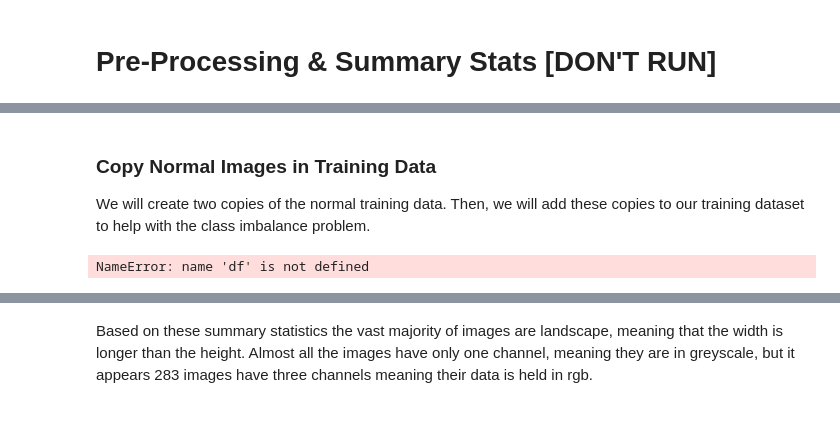
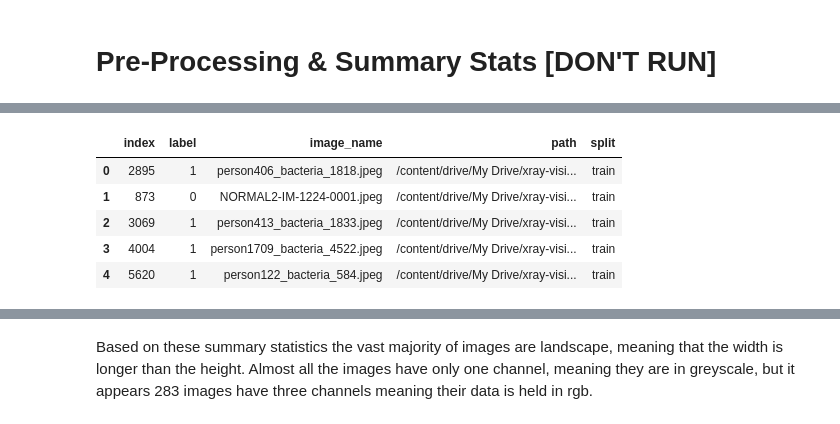
Before and after one commit to Jibbie17/xray, a Jupyter notebook: xray_vision_cnn.ipynb, the cells around one changed output, grey strips where cells are left out. Drawn from its saved outputs; the diff is of its cells as text; code cells hidden in the pictures.

```diff
--- a/xray_vision_cnn.ipynb
+++ b/xray_vision_cnn.ipynb
@@ -212,12 +213,14 @@ NameError: name 'compile_stats' is not defined
-# %% [markdown]
-### Copy Normal Images in Training Data
-
-We will create two copies of the normal training data. Then, we will add these copies to our training dataset to help with the class imbalance problem.
-# %%
-normal_train_images = df.loc[(df['label'] == 0) & (df['split'] == 'train')]
-df = pd.concat([df, normal_train_images, normal_train_images]).reset_index(drop=True)
-# %% [output]
-NameError: name 'df' is not defined
+# %%
+# reload the data df
+df = pd.read_csv(data_csv_path)
+df.head(5)
+# %% [output]
+|  | index | label | image_name | path | split |
+| 0 | 2895 | 1 | person406_bacteria_1818.jpeg | /content/drive/My Drive/xray-visi... | train |
+| 1 | 873 | 0 | NORMAL2-IM-1224-0001.jpeg | /content/drive/My Drive/xray-visi... | train |
+| 2 | 3069 | 1 | person413_bacteria_1833.jpeg | /content/drive/My Drive/xray-visi... | train |
+| 3 | 4004 | 1 | person1709_bacteria_4522.jpeg | /content/drive/My Drive/xray-visi... | train |
+| 4 | 5620 | 1 | person122_bacteria_584.jpeg | /content/drive/My Drive/xray-visi... | train |
 # %%
 # save
 df.to_csv(data_csv_path, index = False)
```
Also changed, not shown: parts of 28 cells of this notebook.
